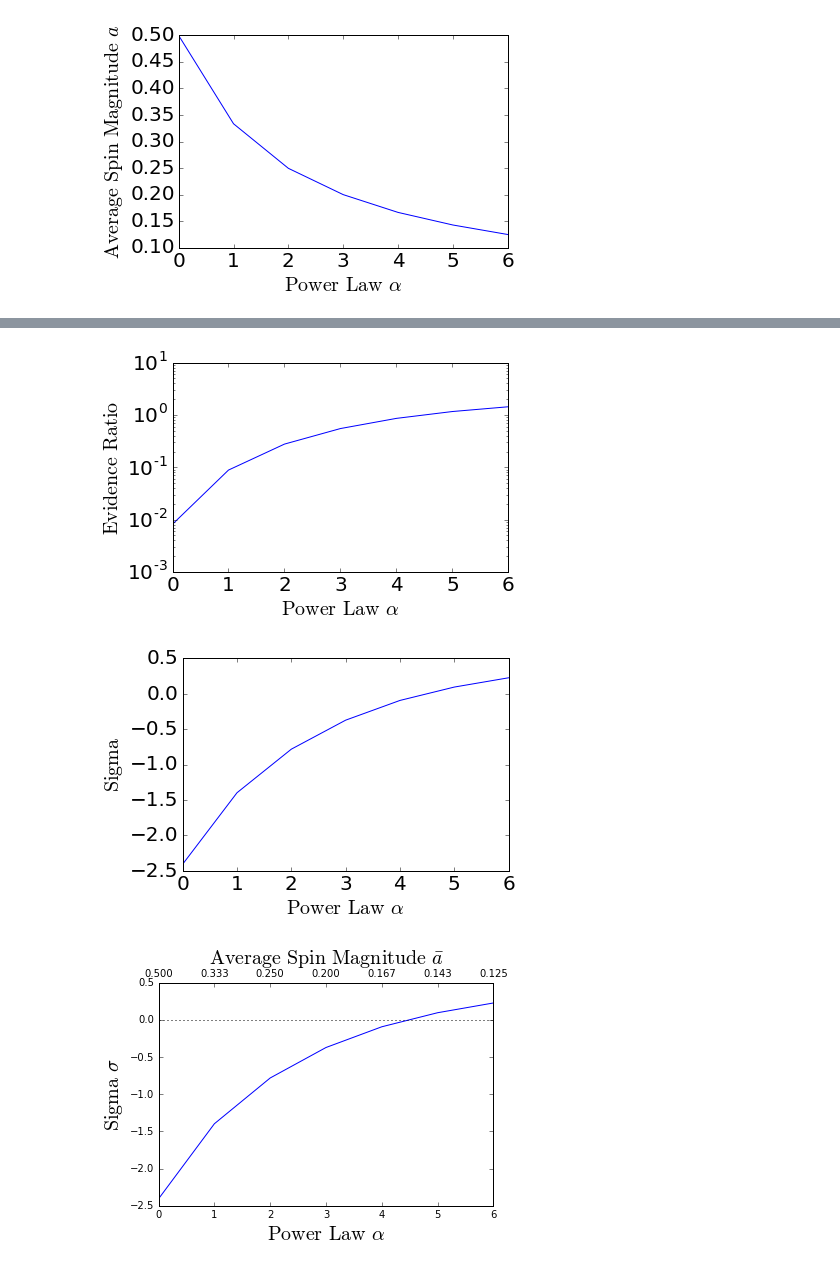
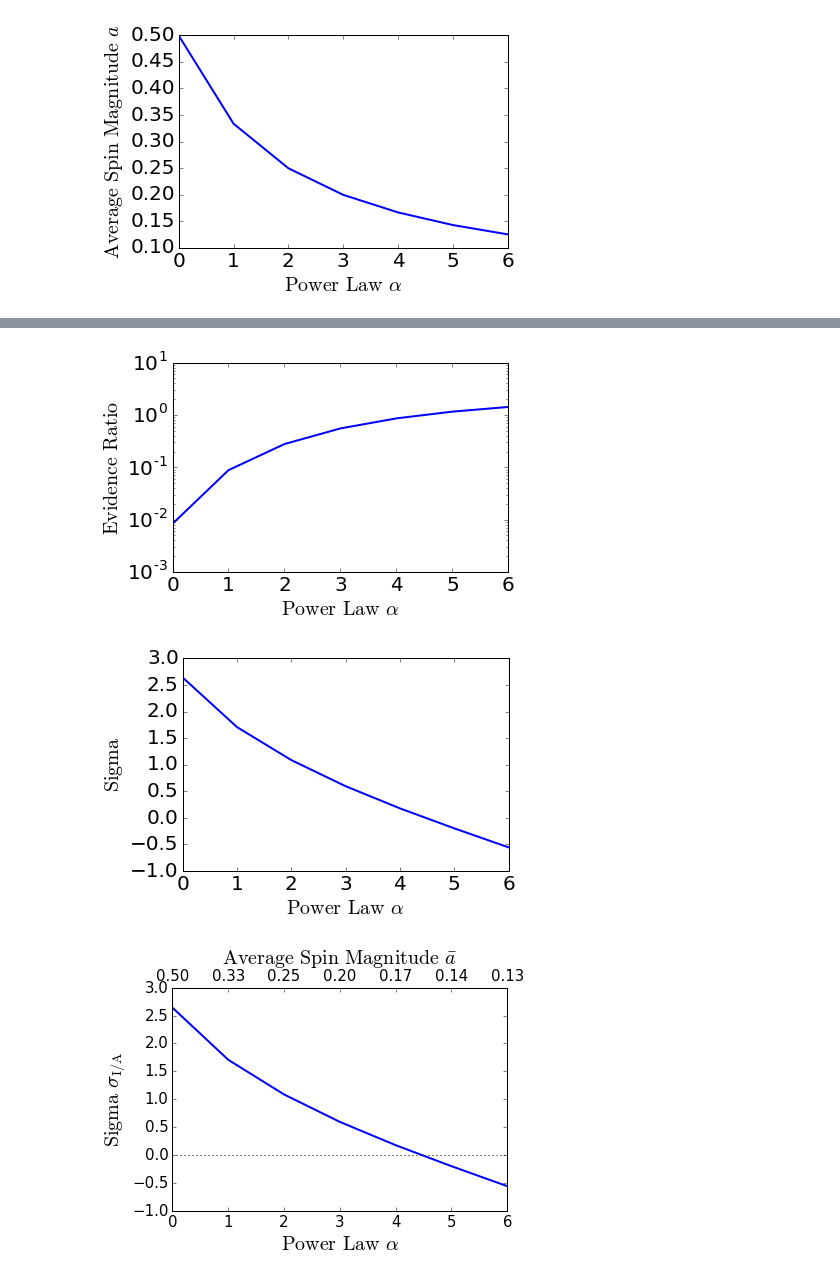
Before and after one commit to farr/AlignedVersusIsoSpin, a Jupyter notebook: notebooks/DetectionsChiEffSimon.ipynb, the cells around one changed output, grey strips where cells are left out. Saved outputs shown, nothing was run; the diff lists cells and outputs as text; code cells hidden in the pictures.

```diff
--- a/notebooks/DetectionsChiEffSimon.ipynb
+++ b/notebooks/DetectionsChiEffSimon.ipynb
@@ -1276,0 +1259,16 @@ print(sigma_evidence_ratio_all_aligned_decreasing_to_isotropic_decreasing)
+# %%
+def sigma_from_odds_ratio(odds_ratio):
+    """
+    Convert odds ratio to equivalent sigma
+
+    Parameters
+    ------------
+    odds_ratio : float
+
+    Returns
+    --------
+
+
+    -- Simon Stevenson
+    """
+    return scipy.stats.distributions.norm(0.0, 1.0).ppf(1.0 - (odds_ratio/2.0))
@@ -1490,3 +1497,5 @@ sigma_evidences_ratios_extremely_low = scipy.stats.distributions.norm(0.0, 1.0).
+# %%
+sigma_evidences_ratios_extremely_low = sigma_from_odds_ratio(evidences_ratios_extremely_low)
 # %%
 print(sigma_evidences_ratios_extremely_low)
 # %% [output]
@@ -1495,10 +1504,10 @@ print(sigma_evidences_ratios_extremely_low)
 # %%
 def tick_function(X):
-    return ["%.3f" % z for z in X]
+    return ["%.2f" % z for z in X]
 # %%
 plt.figure()
 plt.clf()
-plt.plot(power_law_powers, evidences_ratios_extremely_low)
+plt.plot(power_law_powers, evidences_ratios_extremely_low, lw=2)
 plt.xlim()
 plt.ylim()
 plt.xticks(fontsize=20)
@@ -1510,7 +1519,7 @@ plt.tight_layout()
 
 plt.figure()
 plt.clf()
-plt.plot(power_law_powers, sigma_evidences_ratios_extremely_low)
+plt.plot(power_law_powers, sigma_evidences_ratios_extremely_low, lw=2)
 plt.xlim()
 plt.ylim()
 plt.xticks(fontsize=20)
@@ -1519,55 +1528,29 @@ plt.xlabel(r"$\mathrm{Power}$ $\mathrm{Law}$ $\alpha$", fontsize=20)
 plt.ylabel(r"$\mathrm{Sigma}$", fontsize=20)
 plt.tight_layout()
 # %% [output]
-[figure, old version]
+[figure, new version]
-[figure, old version]
+[figure, new version]
 # %%
 fig = plt.figure()
 fig.clf()
 ax1 = fig.add_subplot(111)
 ax2 = ax1.twiny()
-ax1.plot(power_law_powers, sigma_evidences_ratios_extremely_low)
+ax1.plot(power_law_powers, sigma_evidences_ratios_extremely_low, lw=2, color='b', alpha=1)
 # ax1.set_xticklabels( fontsize=15)
 # ax1.set_yticklabels(ax1.get_yticklabels(), fontsize=15)
 ax1.set_xlabel(r"$\mathrm{Power}$ $\mathrm{Law}$ $\alpha$", fontsize=20)
-ax1.set_ylabel(r"$\mathrm{Sigma}$ $\sigma$", fontsize=20)
+ax1.set_ylabel(r"$\mathrm{Sigma}$ $\sigma_\mathrm{I/A}$", fontsize=20)
 
 plt.axhline(0, c='k', ls=':')
+# plt.xticks(fontsize=15)
+ax1.tick_params(labelsize=15)
 
 ax2.set_xlim(ax1.get_xlim())
 # ax2.set_xticks()
+ax2.tick_params(labelsize=15)
 ax2.set_xticklabels(tick_function(mean_a)) #, fontsize=15
 ax2.set_xlabel(r"$\mathrm{Average}$ $\mathrm{Spin}$ $\mathrm{Magnitude}$ $\bar{a}$", fontsize=20)
 
-plt.savefig(this_plot_folder + "sigma_v_alpha.png", dpi=400)
-# plt.xlim()
-# plt.ylim()
-# plt.xticks(fontsize=20)
-# plt.yticks(fontsize=20)
-# plt.xlabel(r"$\mathrm{Power}$ $\mathrm{Law}$ $\alpha$", fontsize=20)
-# plt.ylabel(r"$\mathrm{Significance}$ $\sigma_\mathrm{A/I}$", fontsize=20)
-# plt.tight_layout()
-
-# fig = plt.figure()
-# ax1 = fig.add_subplot(111)
-# ax2 = ax1.twiny()
-
-# X = np.linspace(0,1,1000)
-# Y = np.cos(X*20)
-
-# ax1.plot(X,Y)
-# ax1.set_xlabel(r"Original x-axis: $X$")
-
-# new_tick_locations = np.array([.2, .5, .9])
-
-# def tick_function(X):
-#     V = 1/(1+X)
-#     return ["%.3f" % z for z in V]
-
-# ax2.set_xlim(ax1.get_xlim())
-# ax2.set_xticks(new_tick_locations)
-# ax2.set_xticklabels(tick_function(new_tick_locations))
-# ax2.set_xlabel(r"Modified x-axis: $1/(1+X)$")
-# plt.show()
+plt.savefig(this_plot_folder + "sigma_v_alpha.png", dpi=400, bbox_inches='tight')
 # %% [output]
-[figure, old version]
+[figure, new version]
```
Also changed, not shown: parts of 44 cells of this notebook, 2 other files.
